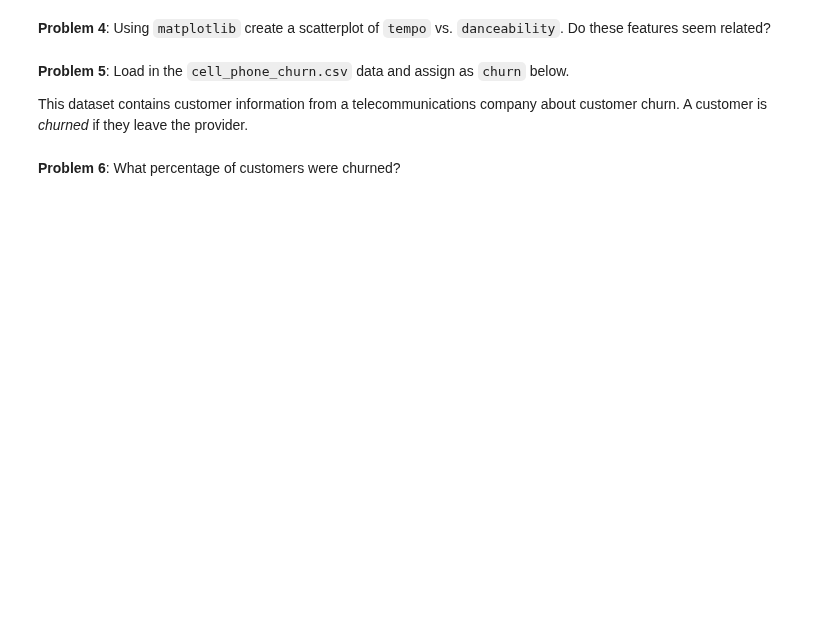
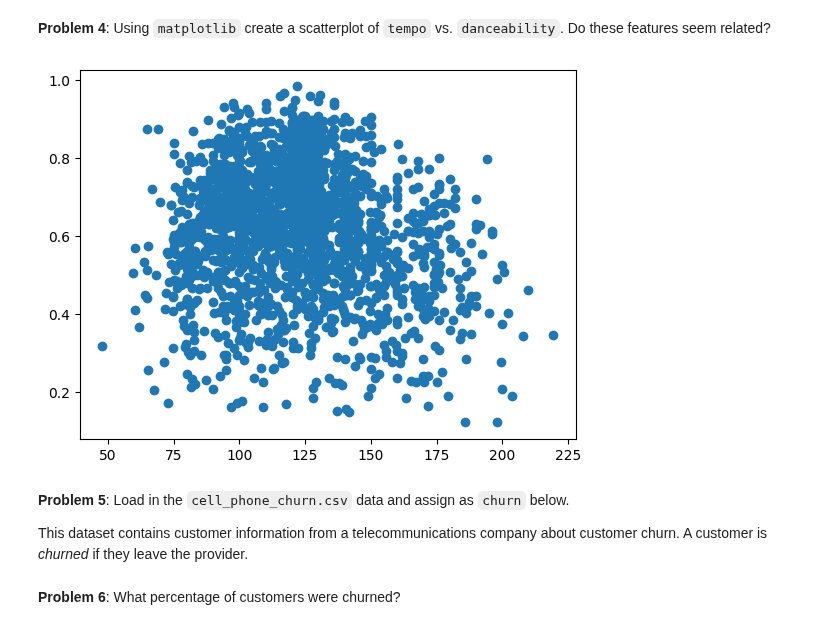
Before and after one commit to josepeon/python_dad_class, a Jupyter notebook: dad_homework_II.ipynb, the cells around one changed output. Drawn from its saved outputs; the diff is of its cells as text; code cells hidden in the pictures; blank space fills up the shorter version.

```diff
--- a/dad_homework_II.ipynb
+++ b/dad_homework_II.ipynb
@@ -20,5 +46,10 @@ spotify_url = 'https://raw.githubusercontent.com/jfkoehler/nyu_bootcamp_fa25/ref
 # %% [markdown]
 **Problem 4**: Using `matplotlib` create a scatterplot of `tempo` vs. `danceability`.  Do these features seem related?
+# %%
+plt.scatter(spotify['tempo'], spotify['danceability'])
+plt.show()
+# %% [output]
+[figure, added]
 # %% [markdown]
 **Problem 5**: Load in the `cell_phone_churn.csv` data and assign as `churn` below.
 
```
Also changed, not shown: parts of 5 cells of this notebook.
